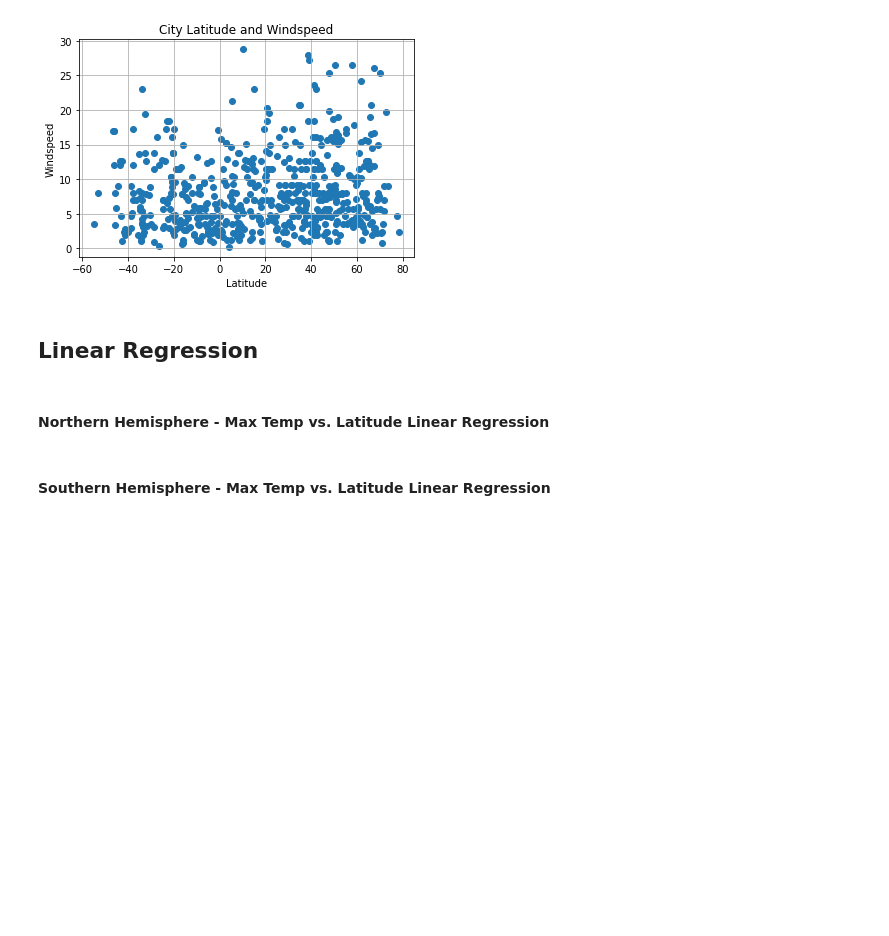
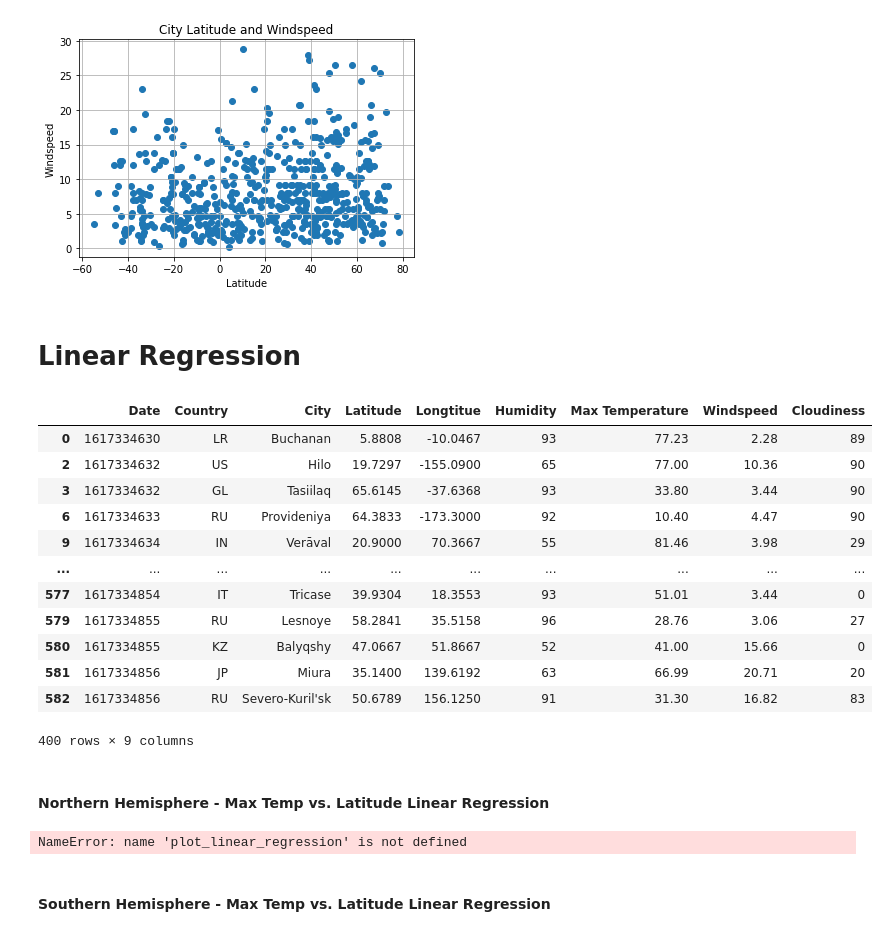
Before and after one commit to ismahanadan/What-is-the-Weather-Like-Python-API, a Jupyter notebook: What's the Weather Like-Python API/Instructions/starter_code/WeatherPy.ipynb, the cells around one changed output. Drawn from its saved outputs; the diff is of its cells as text; code cells hidden in the pictures; blank space fills up the shorter version.

Commit message:
created function to plot linear regress and dataframes for northern and sourthern hemispheres

```diff
--- a/What's the Weather Like-Python API/Instructions/starter_code/WeatherPy.ipynb
+++ b/What's the Weather Like-Python API/Instructions/starter_code/WeatherPy.ipynb
@@ -285,4 +285,4 @@ plt.show()
 # %% [output]
 [figure]
 # %% [markdown]
-## Linear Regression
+# Linear Regression
@@ -289,5 +311,45 @@ plt.show()
+# %%
+# Create Northern and Southern Hemisphere DataFrames
+northlat_df = weather_data.loc[weather_data["Latitude"] >= 0,:]
+southlat_df = weather_data.loc[weather_data["Latitude"] < 0,:]
+
+northlat_df
+# %% [output]
+|  | Date | Country | City | Latitude | Longtitue | Humidity | Max Temperature | Windspeed | Cloudiness |
+| 0 | 1617334630 | LR | Buchanan | 5.8808 | -10.0467 | 93 | 77.23 | 2.28 | 89 |
+| 2 | 1617334632 | US | Hilo | 19.7297 | -155.0900 | 65 | 77.00 | 10.36 | 90 |
+| 3 | 1617334632 | GL | Tasiilaq | 65.6145 | -37.6368 | 93 | 33.80 | 3.44 | 90 |
+| 6 | 1617334633 | RU | Provideniya | 64.3833 | -173.3000 | 92 | 10.40 | 4.47 | 90 |
+| 9 | 1617334634 | IN | Verāval | 20.9000 | 70.3667 | 55 | 81.46 | 3.98 | 29 |
+| ... | ... | ... | ... | ... | ... | ... | ... | ... | ... |
+| 577 | 1617334854 | IT | Tricase | 39.9304 | 18.3553 | 93 | 51.01 | 3.44 | 0 |
+| 579 | 1617334855 | RU | Lesnoye | 58.2841 | 35.5158 | 96 | 28.76 | 3.06 | 27 |
+| 580 | 1617334855 | KZ | Balyqshy | 47.0667 | 51.8667 | 52 | 41.00 | 15.66 | 0 |
+| 581 | 1617334856 | JP | Miura | 35.1400 | 139.6192 | 63 | 66.99 | 20.71 | 20 |
+| 582 | 1617334856 | RU | Severo-Kuril'sk | 50.6789 | 156.1250 | 91 | 31.30 | 16.82 | 83 |
+400 rows × 9 columns
 # %% [markdown]
 ####  Northern Hemisphere - Max Temp vs. Latitude Linear Regression
+# %%
+# Create Plot
+x_values = northlat_df["Latitude"]
+y_values = northlat_df["Max Temperature"]
+plot_linear_regression(x_values,y_values,'Max Temperature',(6,30))
+# plt.scatter(x_values,y_values)
+# plt.plot(x_values,regress_values,"r-")
+
+# # Label plot and annotate the line equation
+# plt.xlabel('Latitude')
+# plt.ylabel('Max Temperature')
+# plt.annotate(line_eq,(20,15),fontsize=15,color="red")
+
+# # Print r value
+# print(f"The r-value is: {rvalue**2}")
+
+# Show plot
+plt.show()
+# %% [output]
+NameError: name 'plot_linear_regression' is not defined
 # %% [markdown]
 ####  Southern Hemisphere - Max Temp vs. Latitude Linear Regression
 # %% [markdown]
```
Also changed, not shown: parts of 1 cell of this notebook.
